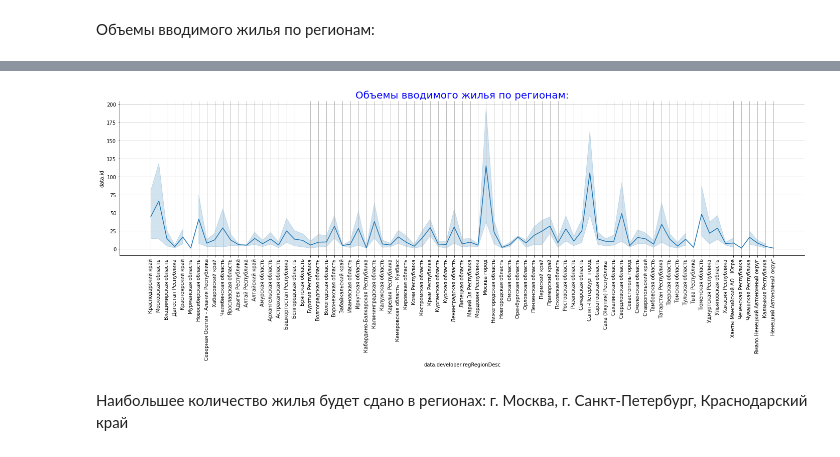
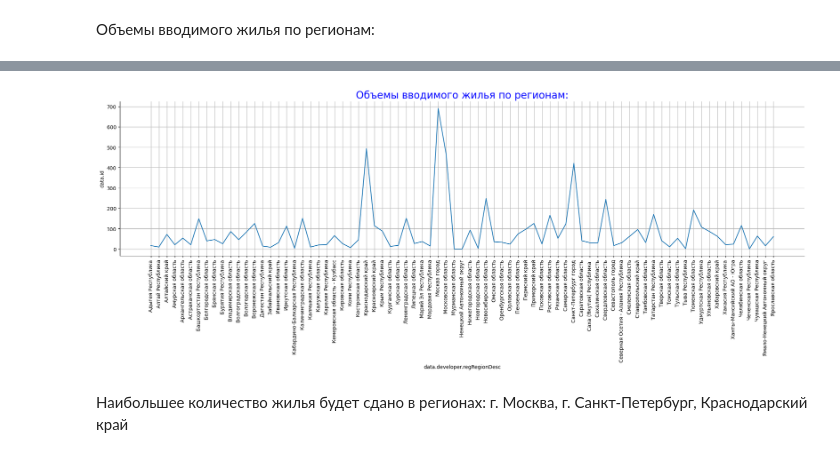
Before and after one commit to JulijaGanina/DS_project, a Jupyter notebook: Task2_dmrf .ipynb, the cells around one changed output, grey strips where cells are left out. Saved outputs shown, nothing was run; the diff lists cells and outputs as text; code cells hidden in the pictures.

```diff
--- a/Task2_dmrf .ipynb
+++ b/Task2_dmrf .ipynb
@@ -180,3 +182,6 @@ plt.title('Объемы вводимого жилья по годам:', size=20
 Максимальные объемы сдаваемого жилья ожидаются в 2023 году
 # %% [markdown]
 Объемы вводимого жилья по регионам:
+# %%
+count_obj_region = construction_objects2.groupby(['data.developer.regRegionDesc']).size().reset_index(name='data.id')
+count_obj_region
@@ -183,15 +202,15 @@ plt.title('Объемы вводимого жилья по годам:', size=20
 # %%
 sns.relplot(x='data.developer.regRegionDesc',
             y='data.id',
-            data=count_obj_year,
+            data=count_obj_region,
             aspect=4,
             kind='line',
             )
 plt.xticks(rotation=90)
 plt.grid()
 plt.title('Объемы вводимого жилья по регионам:', size=20, color='b');
 # %% [output]
-[figure, old version]
+[figure, new version]
 # %% [markdown]
 Наибольшее количество жилья будет сдано в регионах: г. Москва, г. Санкт-Петербург, Краснодарский край
 # %% [markdown]
```
Also changed, not shown: parts of 4 cells of this notebook.
